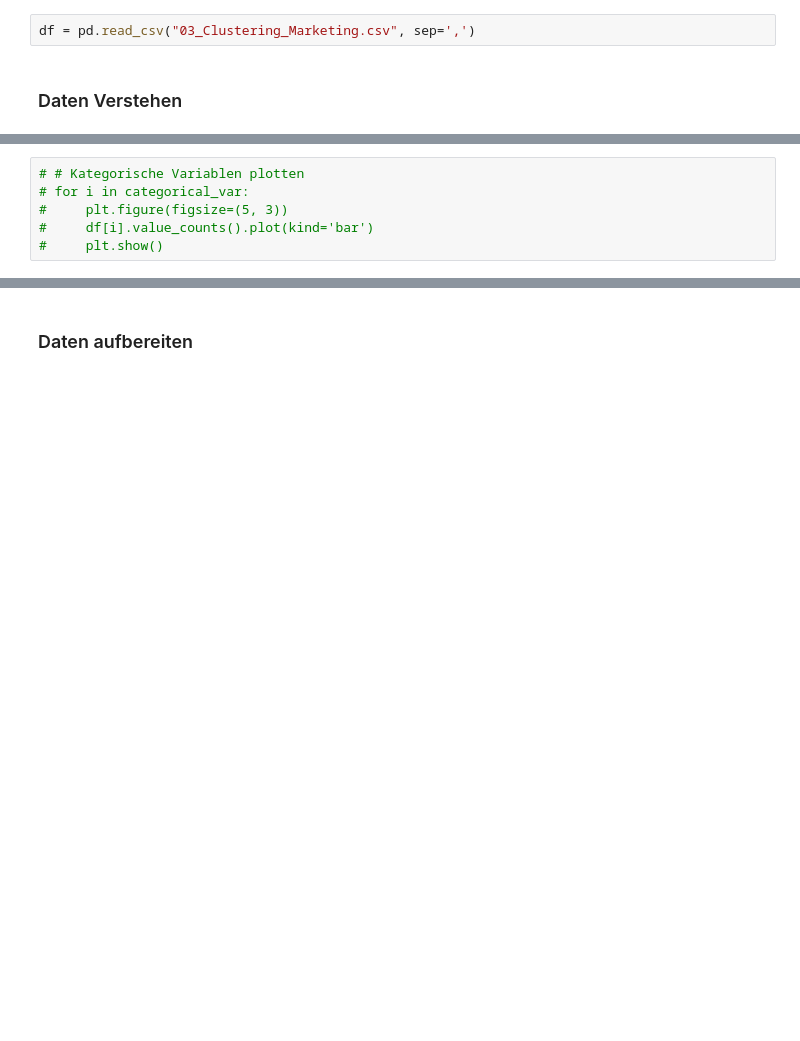
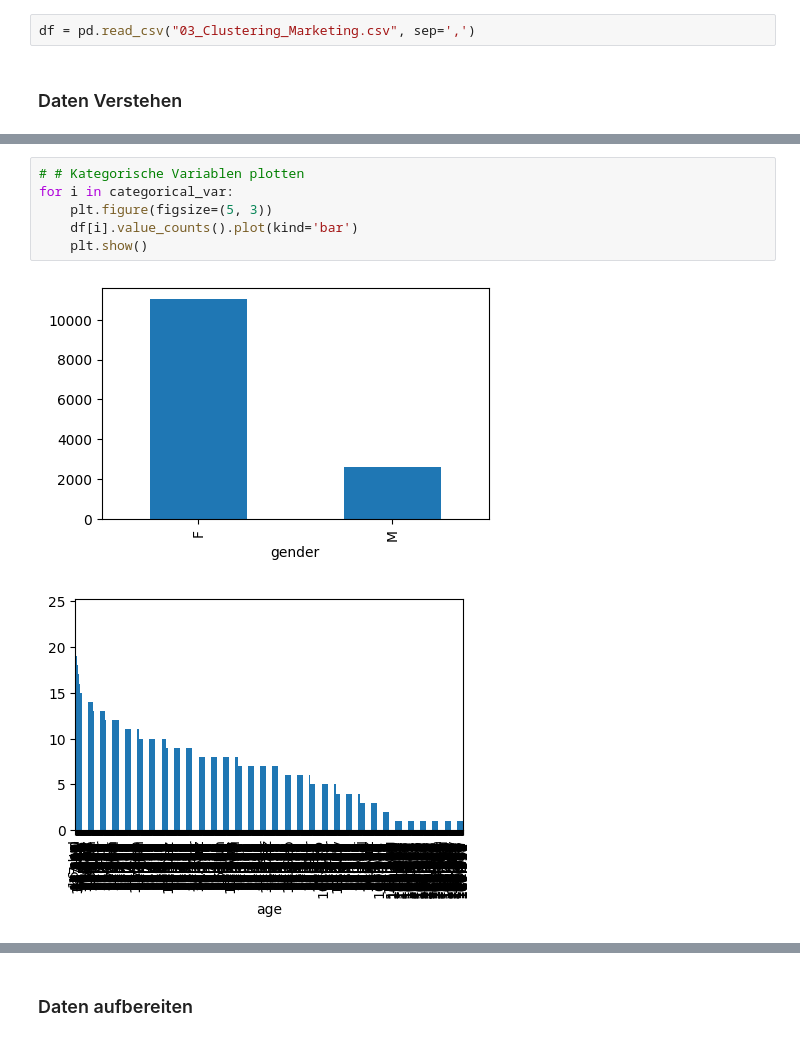
Before and after one commit to juliisch/DAMI01-Data-Mining, a Jupyter notebook: DAMI01_JuliaSchmid.ipynb, the cells around one changed output, grey strips where cells are left out. Drawn from its saved outputs; the diff is of its cells as text; blank space fills up the shorter version.

```diff
--- a/DAMI01_JuliaSchmid.ipynb
+++ b/DAMI01_JuliaSchmid.ipynb
@@ -67,8 +108,11 @@ print(categorical_var)
 # %%
 # # Kategorische Variablen plotten
-# for i in categorical_var:
-#     plt.figure(figsize=(5, 3))
-#     df[i].value_counts().plot(kind='bar')
-#     plt.show()
+for i in categorical_var:
+    plt.figure(figsize=(5, 3))
+    df[i].value_counts().plot(kind='bar')
+    plt.show()
+# %% [output]
+[figure, added]
+[figure, added]
 # %%
 # # Numerische Variablen plotten
```
Also changed, not shown: parts of 56 cells of this notebook.
